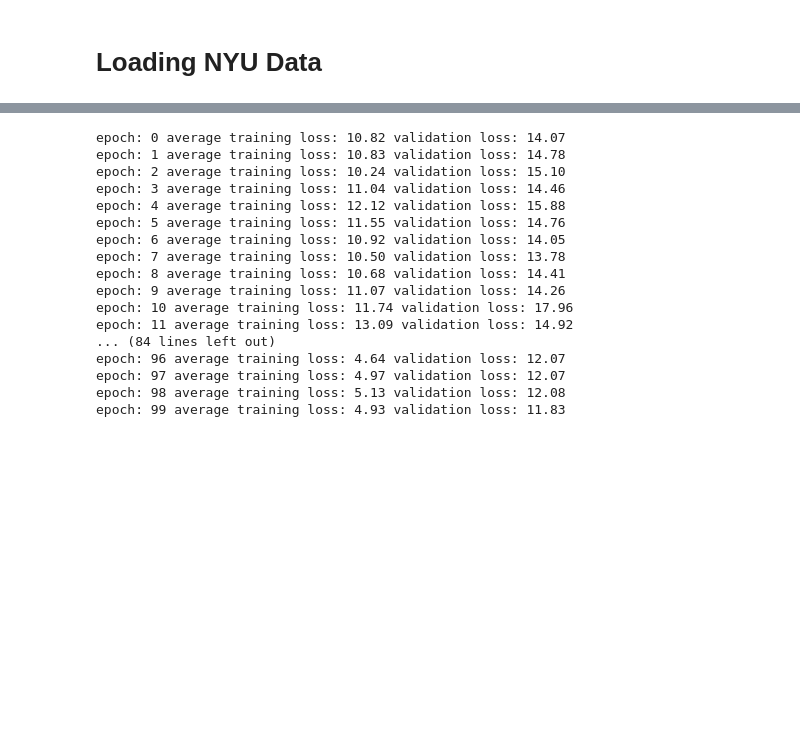
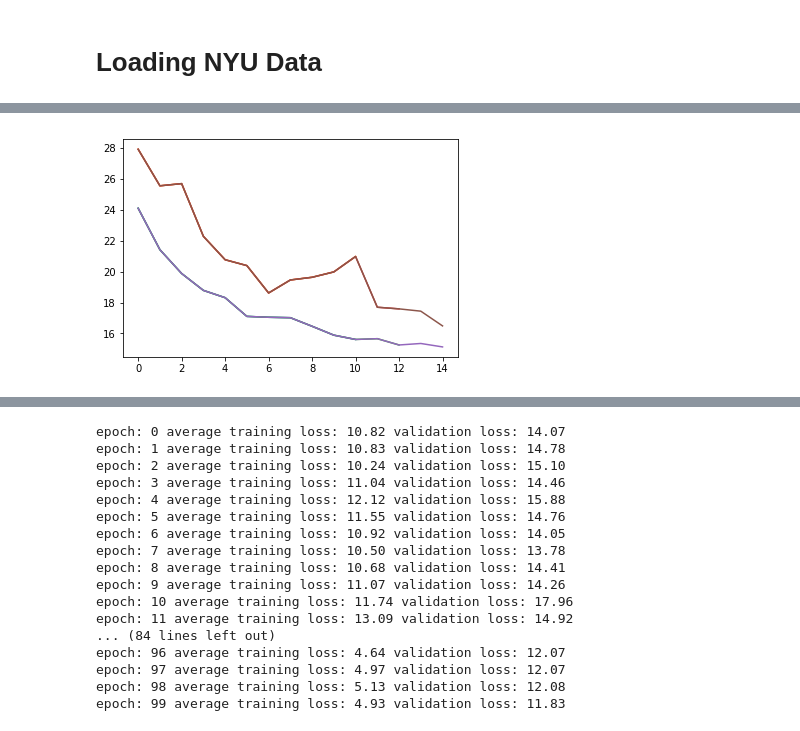
Before and after one commit to maxiaoba/imageDepth, a Jupyter notebook: NYU_Data_train_bz_alldata.ipynb, the cells around one changed output, grey strips where cells are left out. Cells and saved outputs as stored; diff of their text form; code cells hidden in the pictures; blank space fills up the shorter version.

```diff
--- a/NYU_Data_train_bz_alldata.ipynb
+++ b/NYU_Data_train_bz_alldata.ipynb
@@ -276,0 +346,5 @@ torch.save(coarse_model.state_dict(), './save_model/alldata_dict_1')
+# %%
+lr=1e-4
+adam_optim=optim.Adam(prev_model.parameters(),lr=lr,weight_decay=reg)
+train(prev_model,loss_log,adam_optim,num_epochs = 5)
+# %% [output]
@@ -276,0 +356 @@ torch.save(coarse_model.state_dict(), './save_model/alldata_dict_1')
+[figure, added]
```
Also changed, not shown: parts of 28 cells of this notebook, 2 other files.
